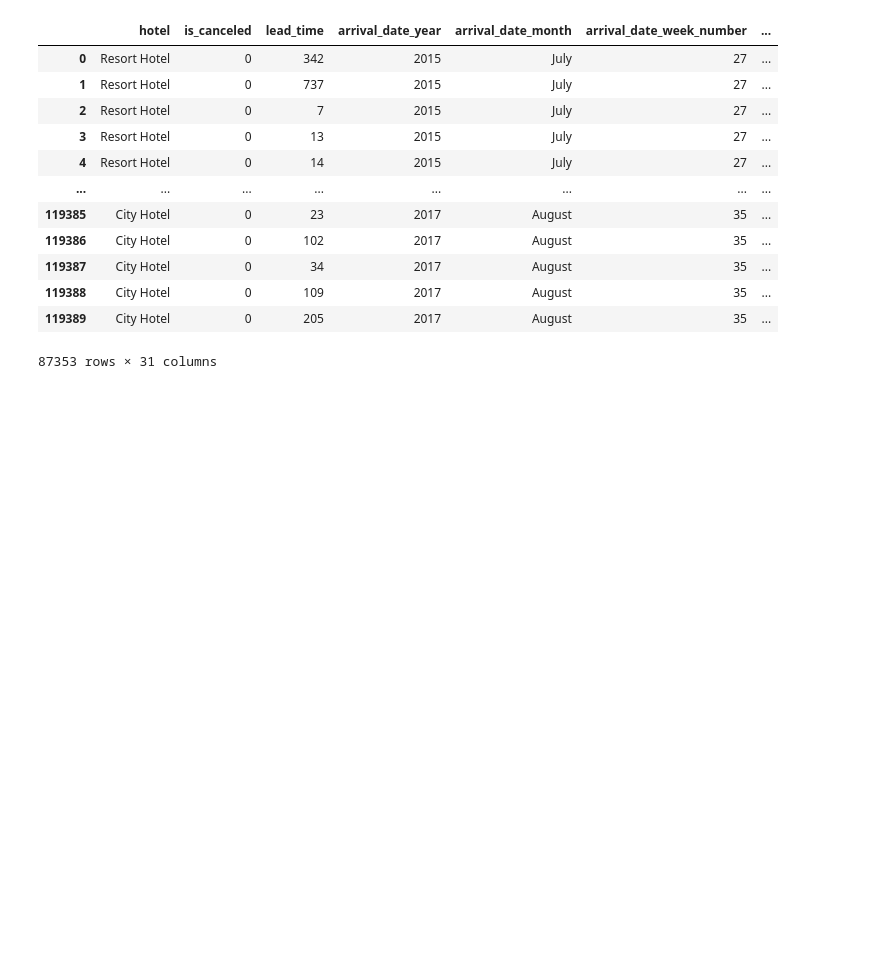
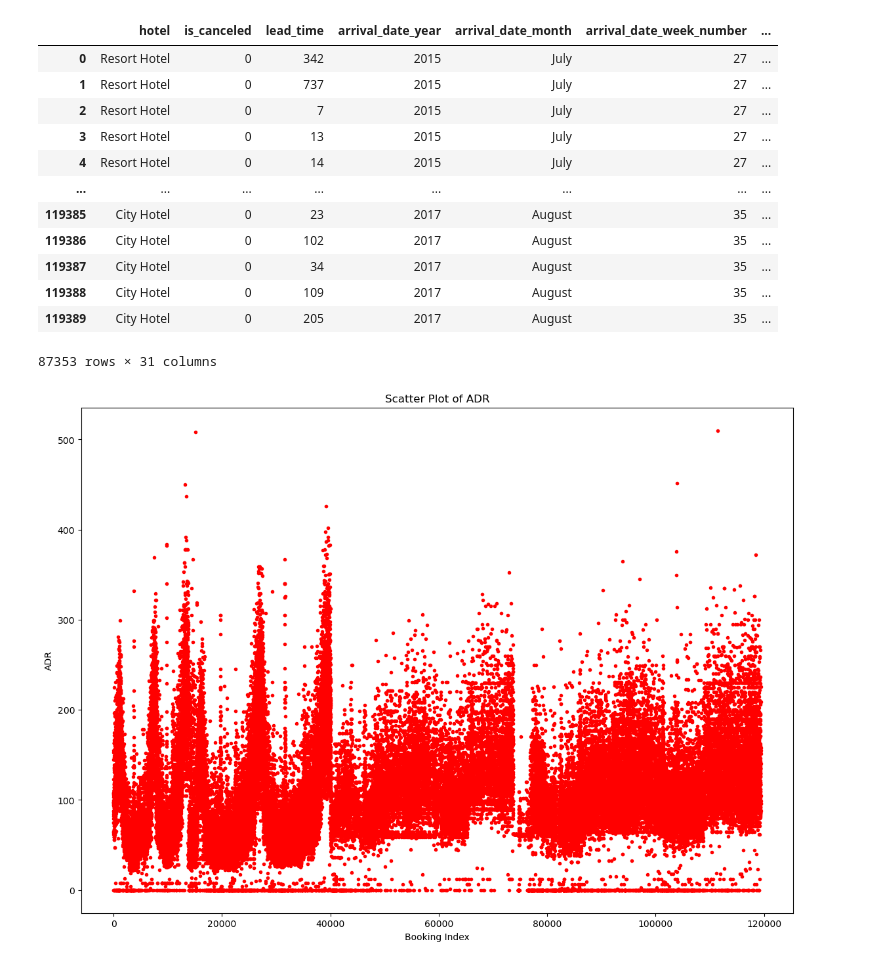
Before and after one commit to Ashishjoshi794/EDA-PROJECT, a Jupyter notebook: hotel booking/hotel_booking.ipynb, the cells around one changed output. Saved outputs shown, nothing was run; the diff lists cells and outputs as text; code cells hidden in the pictures; blank space fills up the shorter version.

Commit message:
add the scatter plot

```diff
--- a/hotel booking/hotel_booking.ipynb
+++ b/hotel booking/hotel_booking.ipynb
@@ -484,0 +485,13 @@ df
+# %%
+df_adr = df["adr"]
+
+plt.figure(figsize=(14,10))
+df_adr.plot(style='o', color='red', markersize=3)
+
+plt.title("Scatter Plot of ADR")
+plt.xlabel("Booking Index")
+plt.ylabel("ADR")
+
+plt.show()
+# %% [output]
+[figure, added]
```
Also changed, not shown: parts of 9 cells of this notebook, 1 other file.
